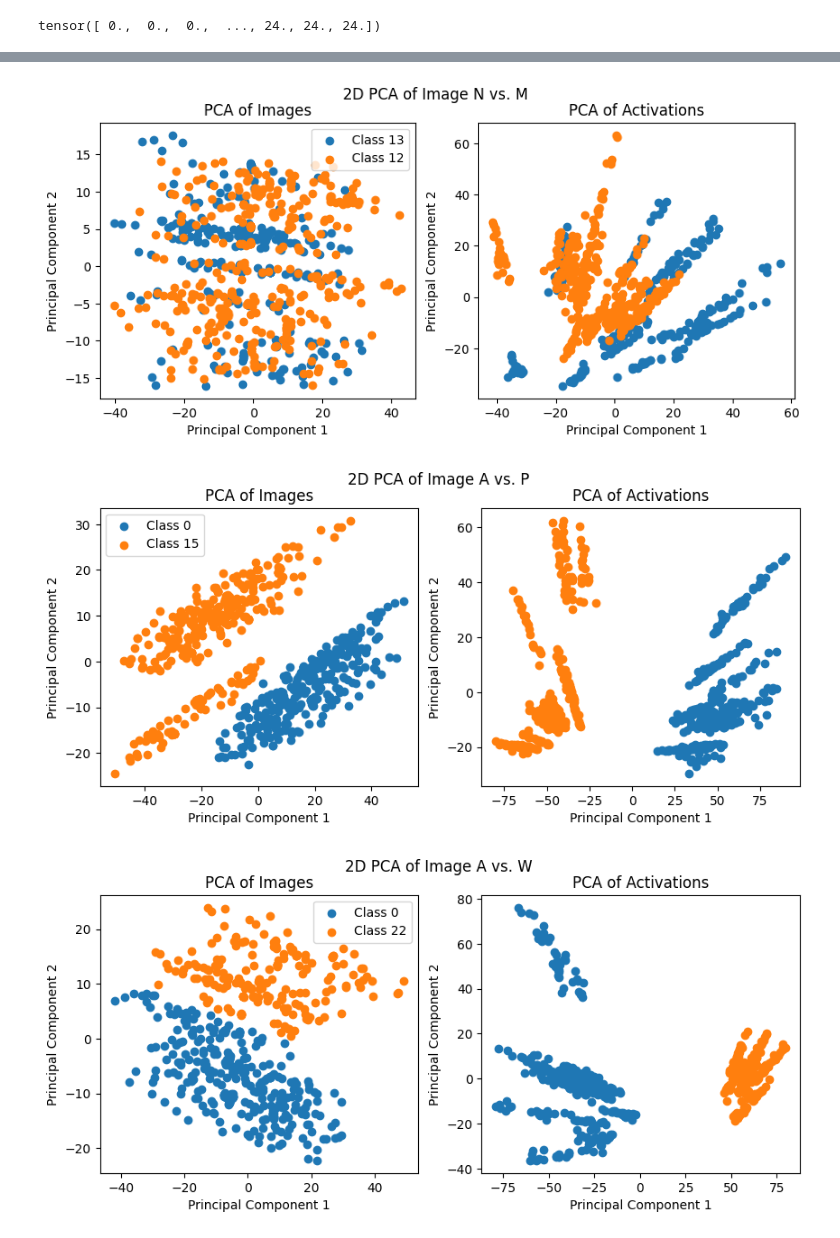
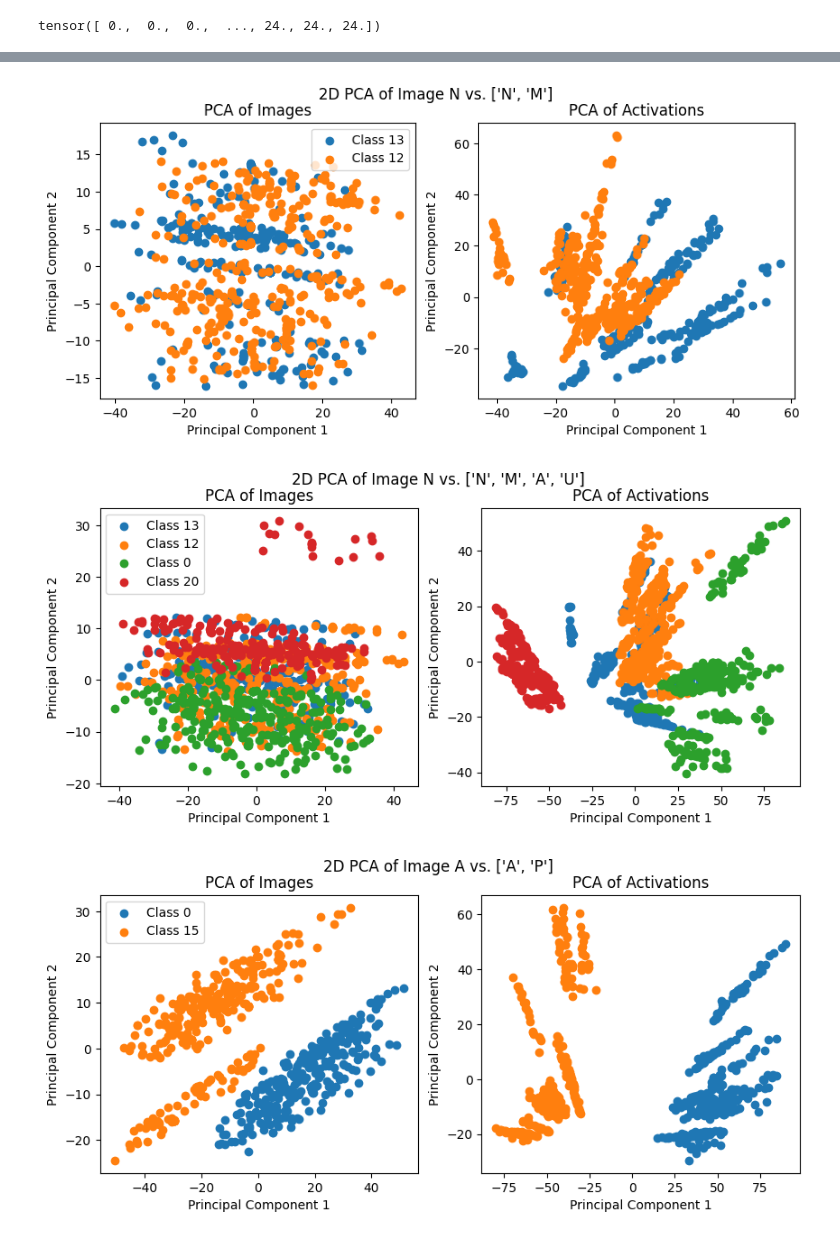
Before and after one commit to metaconsciousgroup/9s912_assignments, a Jupyter notebook: abdelrahman_mona/hw_1/analysis.ipynb, the cells around one changed output, grey strips where cells are left out. Saved outputs shown, nothing was run; the diff lists cells and outputs as text; code cells hidden in the pictures.

```diff
--- a/abdelrahman_mona/hw_1/analysis.ipynb
+++ b/abdelrahman_mona/hw_1/analysis.ipynb
@@ -208,6 +208,7 @@ true_to_common_confusion = [
                             # (10,24),
                             (13, 0),
                             (13,12),
+                            (13, 12, 0, 20)
                             # (13,20),
                             # (15,16),
                             # (17,11),
@@ -376,6 +378,6 @@ for pair in pairs_to_analyze:
     ax[1].set_xlabel("Principal Component 1")
     ax[1].set_ylabel("Principal Component 2")
     ax[1].set_title('PCA of Activations')
-    fig.suptitle(f"2D PCA of Image {index_to_letter[pair[0]]} vs. {index_to_letter[pair[1]]}")
+    fig.suptitle(f"2D PCA of Image {index_to_letter[pair[0]]} vs. {[index_to_letter[j] for j in pair]}")
     plt.show()
 # %% [output]
@@ -385,3 +387,3 @@ no confusion examples: [(0, 15), (0, 22)]
-[figure, old version]
+[figure, new version]
-[figure, old version]
+[figure, new version]
-[figure, old version]
+[figure, new version]
```
Also changed, not shown: parts of 3 cells of this notebook, 1 other file.
